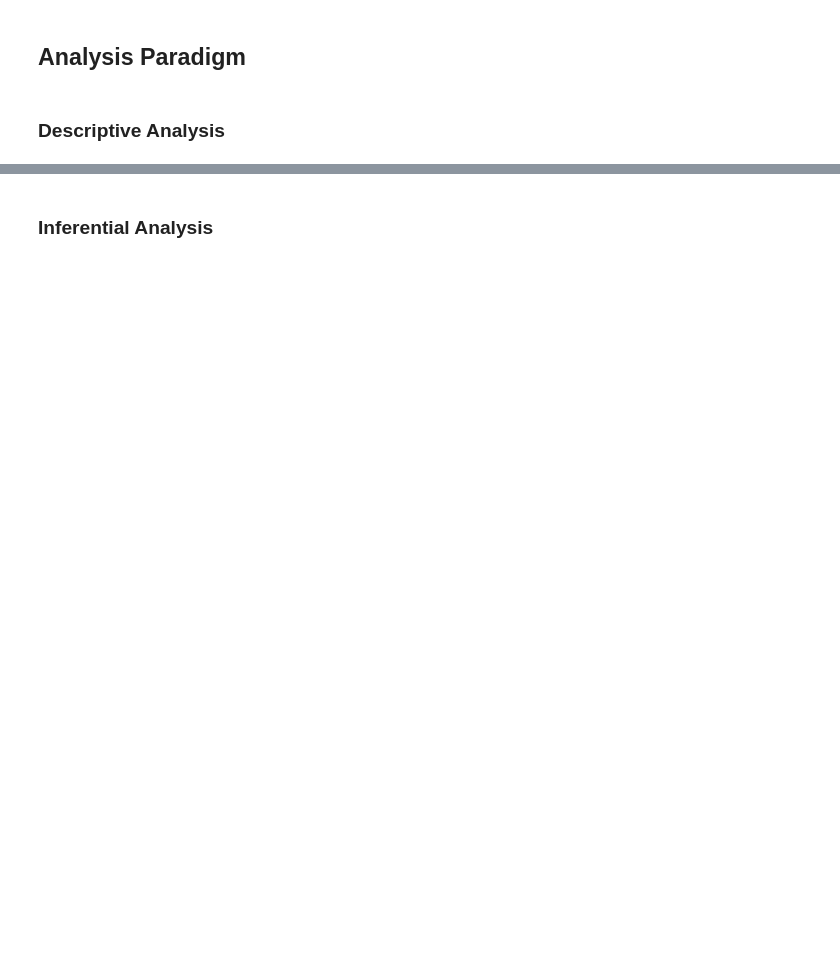
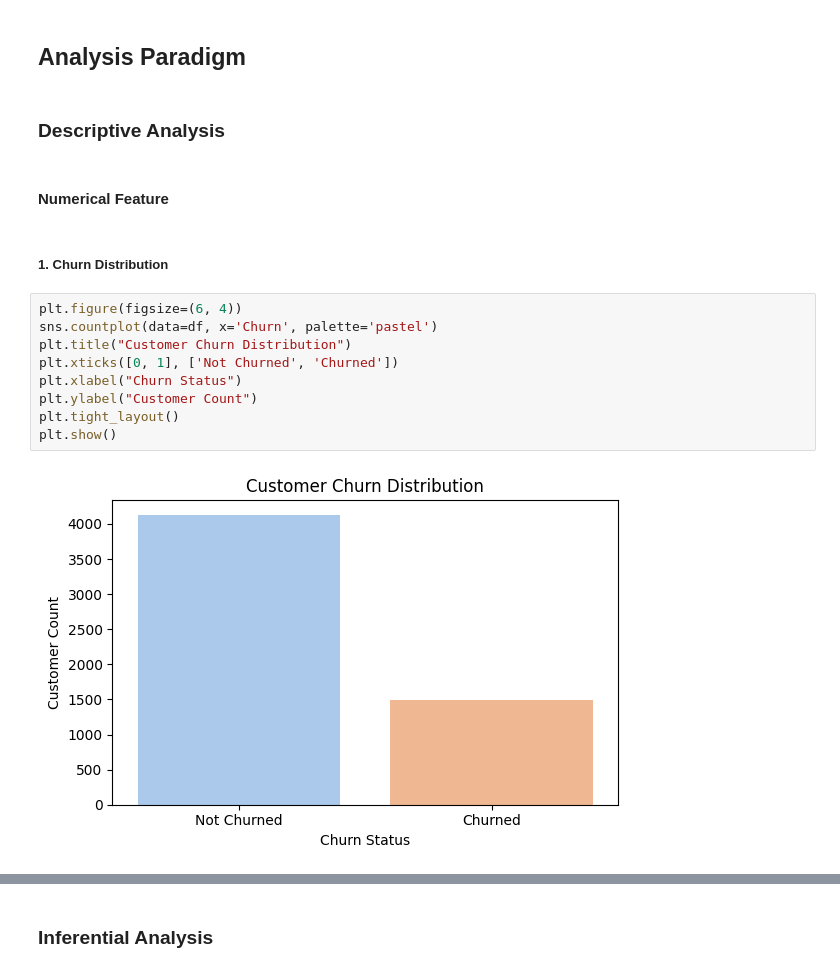
Before and after one commit to Christian-Chrata/Telco-Customer-Churn, a Jupyter notebook: Telco Customer Churn.ipynb, the cells around one changed output, grey strips where cells are left out. Cells and saved outputs as stored; diff of their text form; blank space fills up the shorter version.

```diff
--- a/Telco Customer Churn.ipynb
+++ b/Telco Customer Churn.ipynb
@@ -1203,3 +766,18 @@ df.sample(5)
 ## Analysis Paradigm
 # %% [markdown]
 ### Descriptive Analysis
+# %% [markdown]
+#### Numerical Feature
+# %% [markdown]
+##### 1. Churn Distribution
+# %%
+plt.figure(figsize=(6, 4))
+sns.countplot(data=df, x='Churn', palette='pastel')
+plt.title("Customer Churn Distribution")
+plt.xticks([0, 1], ['Not Churned', 'Churned'])
+plt.xlabel("Churn Status")
+plt.ylabel("Customer Count")
+plt.tight_layout()
+plt.show()
+# %% [output]
+[figure, added]
```
Also changed, not shown: parts of 93 cells of this notebook, 1 other file.
